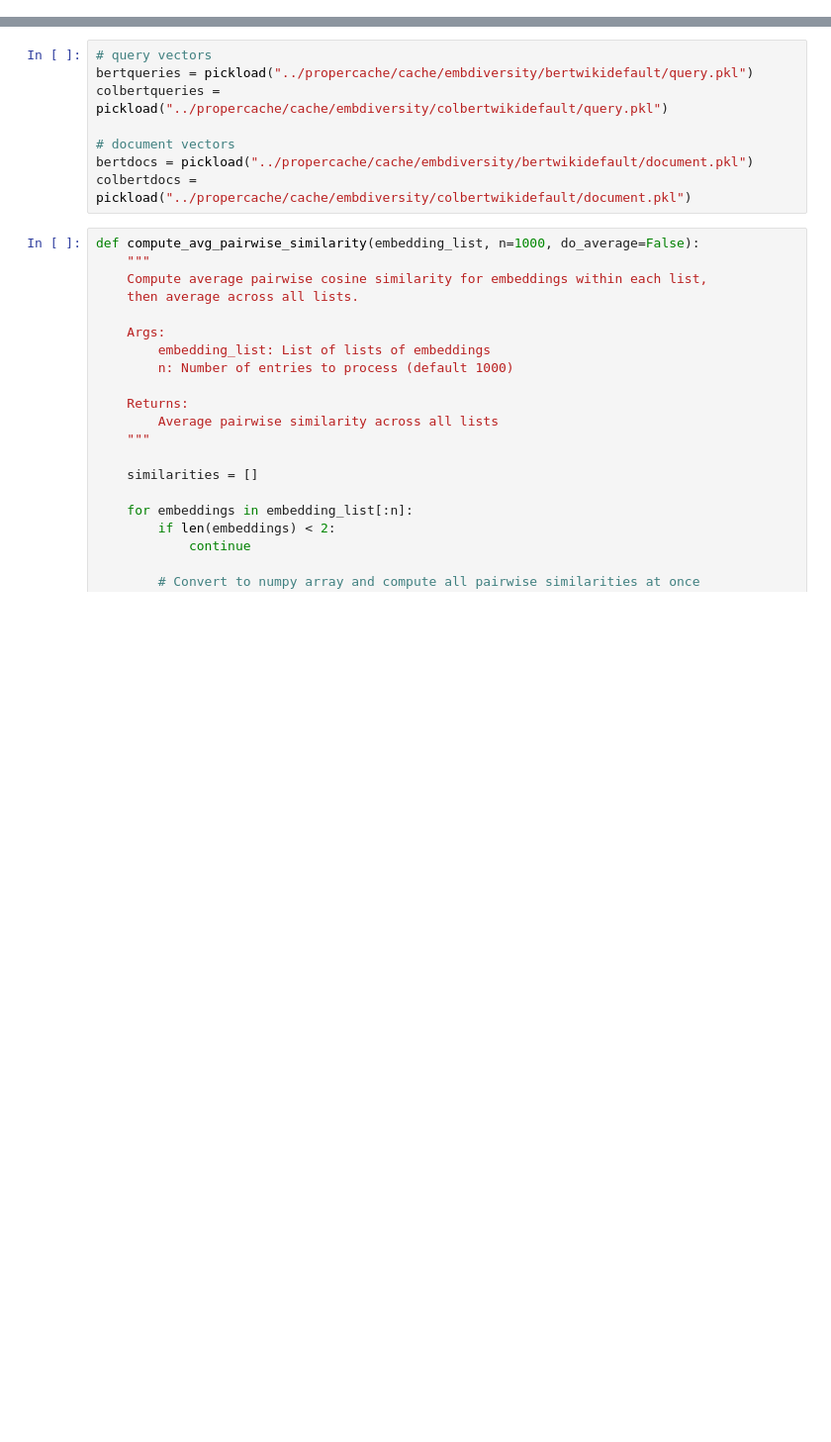
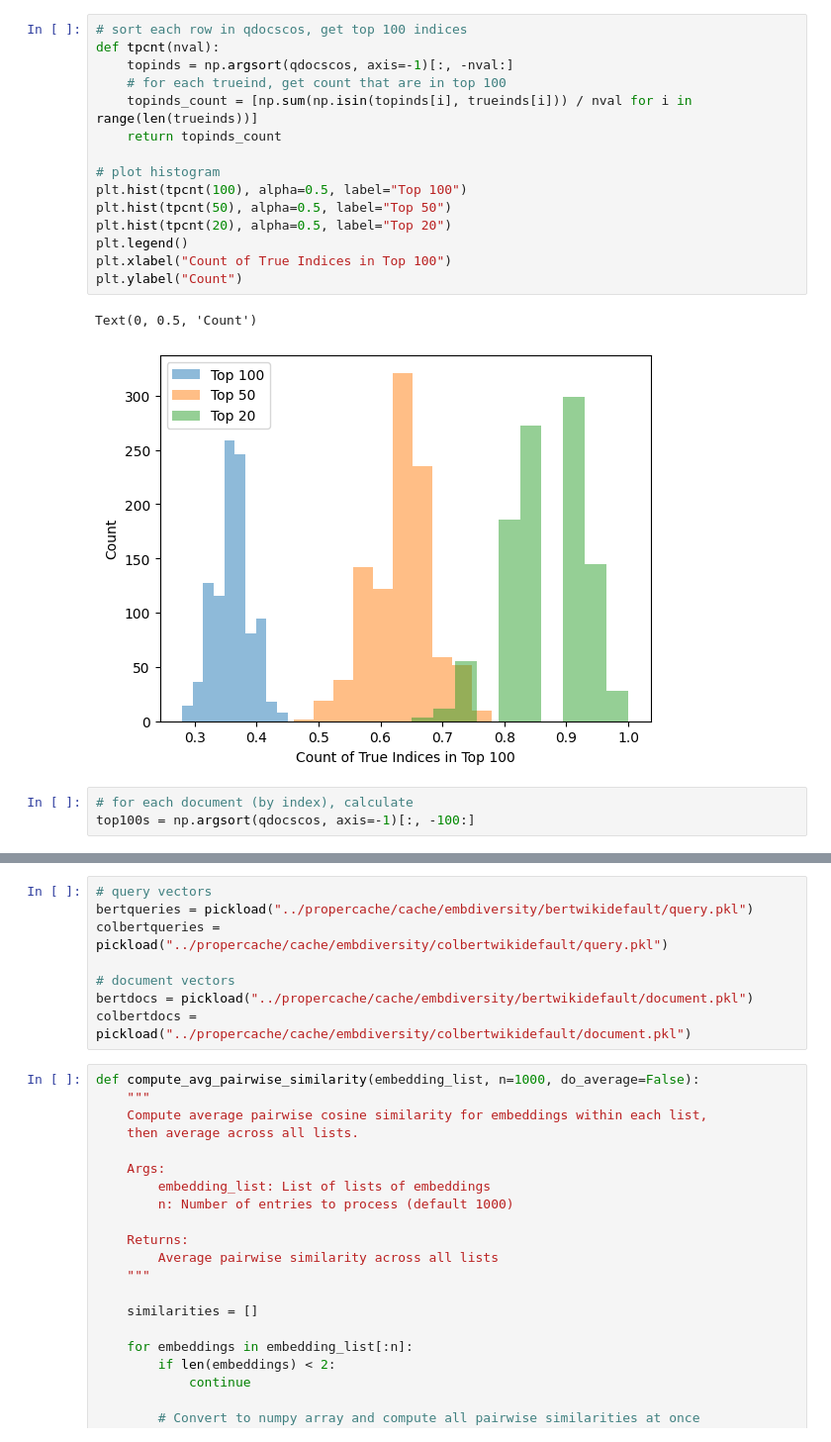
Before and after one commit to PrasannS/setretrieval, a Jupyter notebook: notebooks/diversity_analysis.ipynb, the cells around one changed output, grey strips where cells are left out. Shown at 99% size. Saved outputs shown, nothing was run; the diff lists cells and outputs as text; blank space fills up the shorter version.

```diff
--- a/notebooks/diversity_analysis.ipynb
+++ b/notebooks/diversity_analysis.ipynb
@@ -13,0 +76,21 @@ from tqdm import tqdm
+# %%
+# sort each row in qdocscos, get top 100 indices
+def tpcnt(nval):
+    topinds = np.argsort(qdocscos, axis=-1)[:, -nval:]
+    # for each trueind, get count that are in top 100
+    topinds_count = [np.sum(np.isin(topinds[i], trueinds[i])) / nval for i in range(len(trueinds))]
+    return topinds_count
+
+# plot histogram
+plt.hist(tpcnt(100), alpha=0.5, label="Top 100")
+plt.hist(tpcnt(50), alpha=0.5, label="Top 50")
+plt.hist(tpcnt(20), alpha=0.5, label="Top 20")
+plt.legend()
+plt.xlabel("Count of True Indices in Top 100")
+plt.ylabel("Count")
+# %% [output]
+Text(0, 0.5, 'Count')
+[figure, added]
+# %%
+# for each document (by index), calculate
+top100s = np.argsort(qdocscos, axis=-1)[:, -100:]
```
Also changed, not shown: parts of 15 cells of this notebook, 21 other files.
